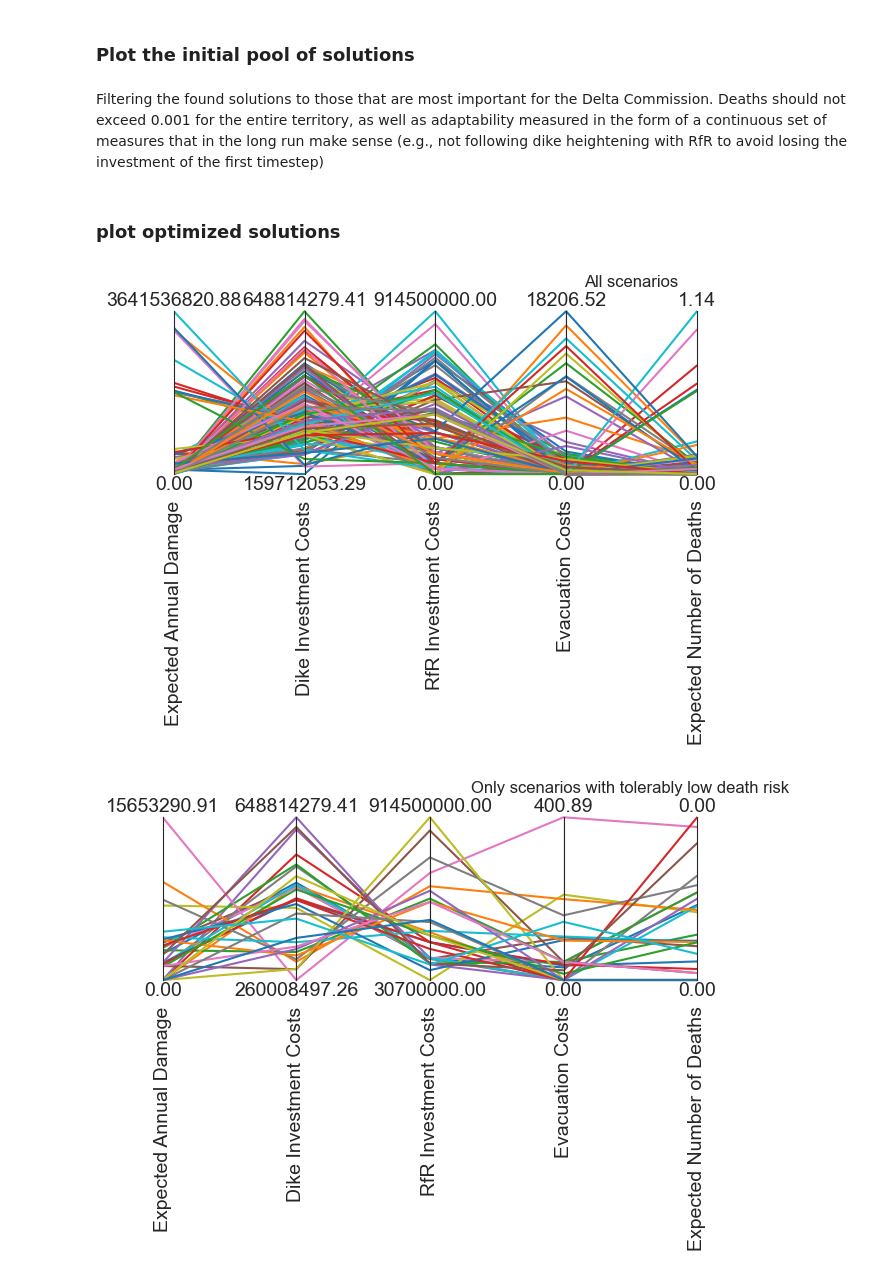
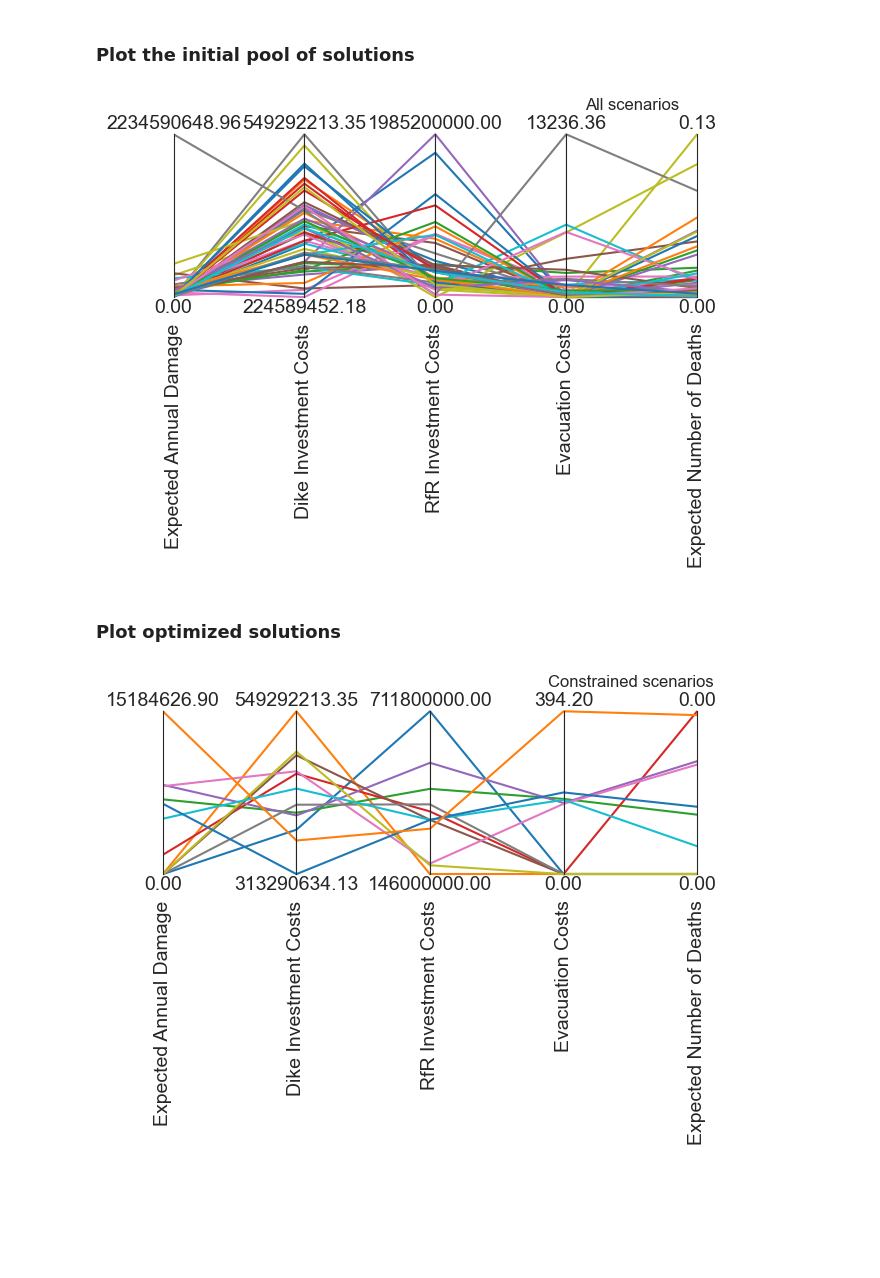
Before and after one commit to Q-Quan/MBDMGroup22, a Jupyter notebook: final assignment/MORDM_Try4b.ipynb, the cells around one changed output. Cells and saved outputs as stored; diff of their text form; code cells hidden in the pictures; blank space fills up the shorter version.

```diff
--- a/final assignment/MORDM_Try4b.ipynb
+++ b/final assignment/MORDM_Try4b.ipynb
@@ -41,7 +43,7 @@ reference_scenario = Scenario('reference', **{
     'A.5_Brate': 10
 })
 
-nfe = 2000
+nfe = 1000
 epsilon = [0.5,0.5,0.5,0.01,0.01]
 
 # Each epsilon value corresponds to a model outcome. The model outcomes are:
@@ -49,0 +54,22 @@ epsilon = [0.5,0.5,0.5,0.01,0.01]
+# %%
+# Create the data folder if it doesn't exist, remove temp folder if it exists
+Path("./MORDM_Data").mkdir(parents=True, exist_ok=True)
+tmppath = Path('./MORDM_Data') / 'tmp'
+if tmppath.exists() and tmppath.is_dir():
+    shutil.rmtree(tmppath)
+
+# Define the convergence metrics
+convergence_metrics = [
+    # Save data as archive, for hypervolume metric
+    ArchiveLogger(
+        "./MORDM_Data",
+        [l.name for l in model.levers],
+        [o.name for o in model.outcomes],
+        base_filename="MORDM_HV_1.tar.gz",
+    ),
+    # Track epsilon progress
+    EpsilonProgress(),
+]
+
+with MultiprocessingEvaluator(model) as evaluator:
+    optimization_result, optimization_convergence = evaluator.optimize(nfe=nfe, searchover='levers', epsilons=epsilon,  convergence=convergence_metrics,reference=reference_scenario)
@@ -49,0 +84,4 @@ epsilon = [0.5,0.5,0.5,0.01,0.01]
+# %%
+# Select only those policies that result in an tolerable # of deaths
+result_constrained = optimization_result[optimization_result['Expected Number of Deaths'] < 0.001]
+result_constrained
@@ -164,5 +286,5 @@ paraxes = parcoords.ParallelAxes(limits)
 paraxes.plot(data)
 plt.title("All scenarios")
 plt.show()
+# %% [output]
+[figure, added]
-# %% [markdown]
-Filtering the found solutions to those that are most important for the Delta Commission. Deaths should not exceed 0.001 for the entire territory, as well as adaptability measured in the form of a continuous set of measures that in the long run make sense (e.g., not following dike heightening with RfR to avoid losing the investment of the first timestep)
@@ -192,13 +291,12 @@ print("Amount of results with tolerable deaths and no DH>RfR: " + str(len(result
 # %% [markdown]
-### plot optimized solutions
+### Plot optimized solutions
 # %%
 data = result_constrained.loc[:, [o.name for o in model.outcomes]]
 limits = parcoords.get_limits(data)
 
 paraxes = parcoords.ParallelAxes(limits)
 paraxes.plot(data)
-plt.title("Only scenarios with tolerably low death risk")
+plt.title("Constrained scenarios")
 plt.show()
 # %% [output]
-[figure, old version]
+[figure, new version]
-[figure, removed]
```
Also changed, not shown: parts of 16 cells of this notebook, 1 other file.
